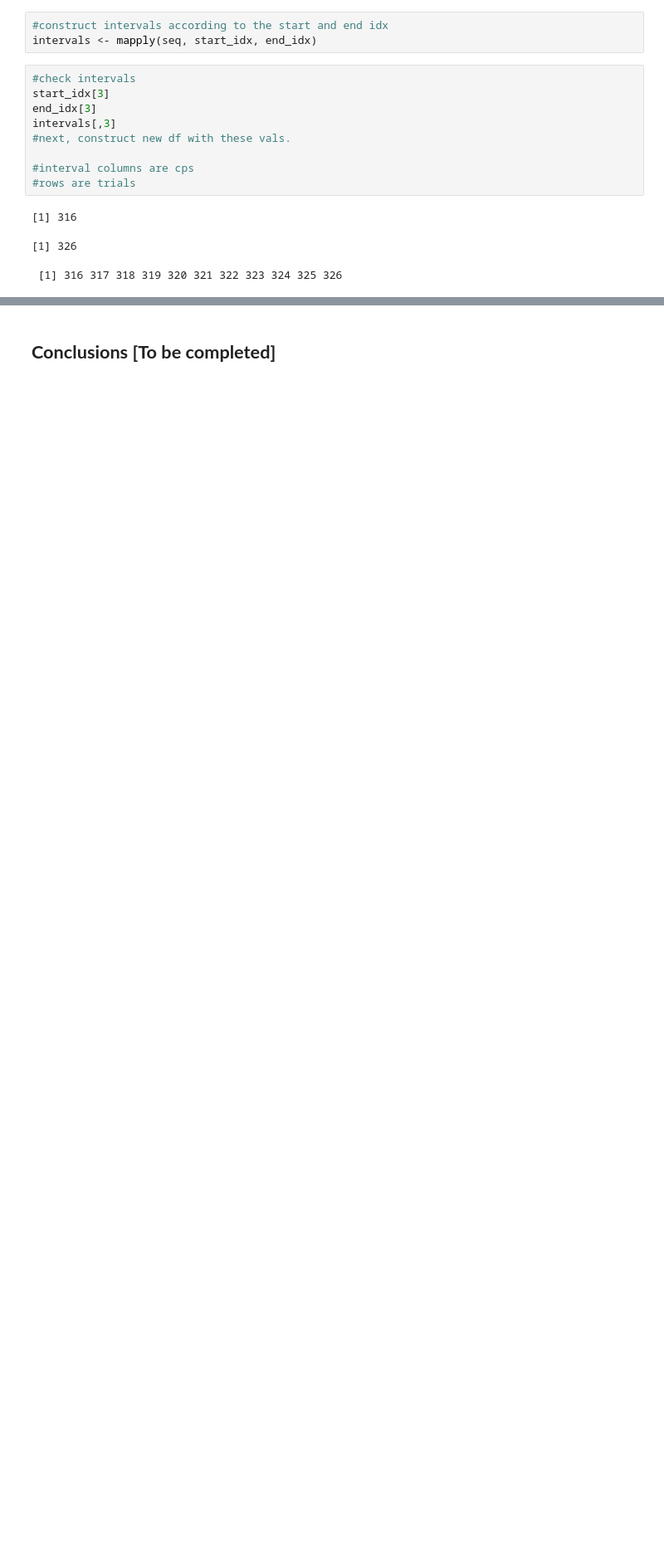
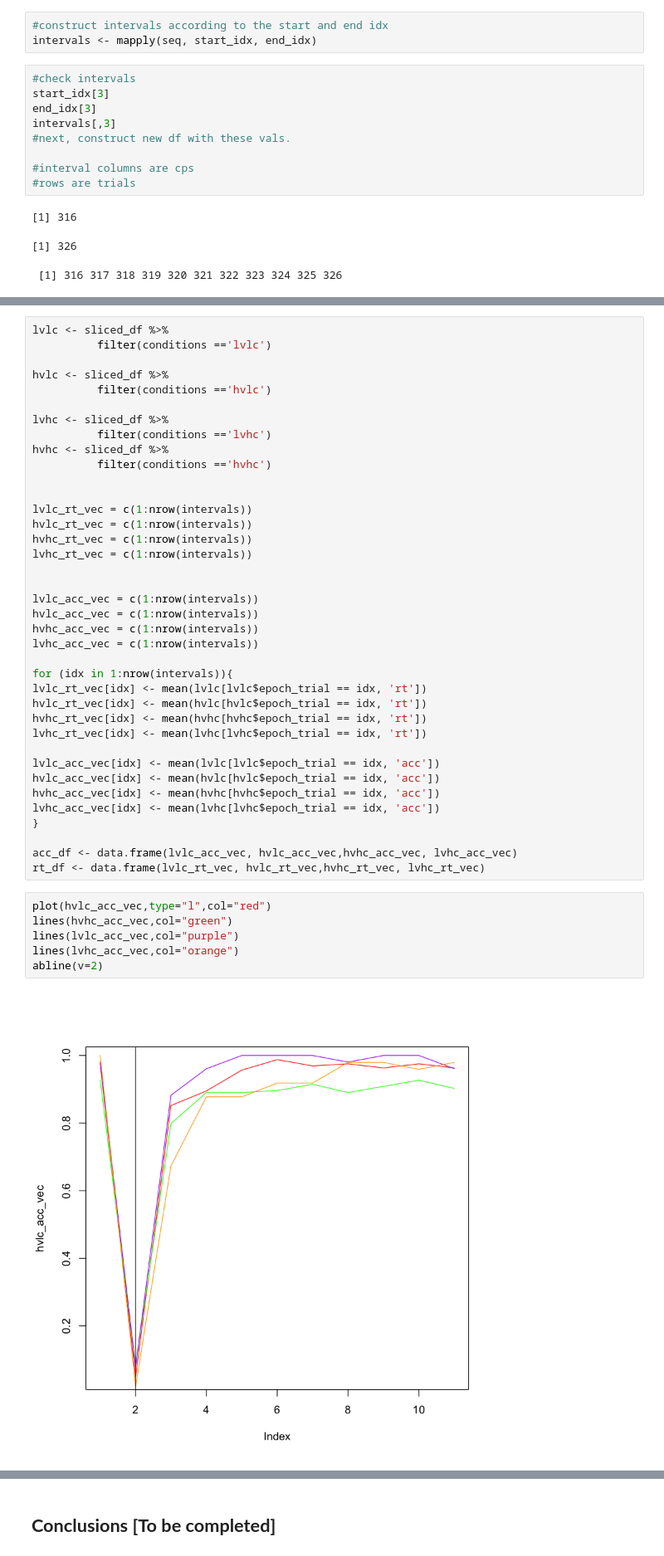
Before and after one commit to kalexandriabond/bond_DSPN_S18, a Jupyter notebook: BOND_DSPN_S18_FinalProject.ipynb, the cells around one changed output, grey strips where cells are left out. Shown at 83% size. Saved outputs shown, nothing was run; the diff lists cells and outputs as text; blank space fills up the shorter version.

```diff
--- a/BOND_DSPN_S18_FinalProject.ipynb
+++ b/BOND_DSPN_S18_FinalProject.ipynb
@@ -459,0 +502,46 @@ pdf
+# %%
+lvlc <- sliced_df %>%
+          filter(conditions =='lvlc')
+
+hvlc <- sliced_df %>%
+          filter(conditions =='hvlc')
+
+lvhc <- sliced_df %>%
+          filter(conditions =='lvhc')
+hvhc <- sliced_df %>%
+          filter(conditions =='hvhc')
+
+
+lvlc_rt_vec = c(1:nrow(intervals))
+hvlc_rt_vec = c(1:nrow(intervals))
+hvhc_rt_vec = c(1:nrow(intervals))
+lvhc_rt_vec = c(1:nrow(intervals))
+
+
+lvlc_acc_vec = c(1:nrow(intervals))
+hvlc_acc_vec = c(1:nrow(intervals))
+hvhc_acc_vec = c(1:nrow(intervals))
+lvhc_acc_vec = c(1:nrow(intervals))
+
+for (idx in 1:nrow(intervals)){
+lvlc_rt_vec[idx] <- mean(lvlc[lvlc$epoch_trial == idx, 'rt'])
+hvlc_rt_vec[idx] <- mean(hvlc[hvlc$epoch_trial == idx, 'rt'])
+hvhc_rt_vec[idx] <- mean(hvhc[hvhc$epoch_trial == idx, 'rt'])
+lvhc_rt_vec[idx] <- mean(lvhc[lvhc$epoch_trial == idx, 'rt'])
+
+lvlc_acc_vec[idx] <- mean(lvlc[lvlc$epoch_trial == idx, 'acc'])
+hvlc_acc_vec[idx] <- mean(hvlc[hvlc$epoch_trial == idx, 'acc'])
+hvhc_acc_vec[idx] <- mean(hvhc[hvhc$epoch_trial == idx, 'acc'])
+lvhc_acc_vec[idx] <- mean(lvhc[lvhc$epoch_trial == idx, 'acc'])
+}
+
+acc_df <- data.frame(lvlc_acc_vec, hvlc_acc_vec,hvhc_acc_vec, lvhc_acc_vec)
+rt_df <- data.frame(lvlc_rt_vec, hvlc_rt_vec,hvhc_rt_vec, lvhc_rt_vec)
+# %%
+plot(hvlc_acc_vec,type="l",col="red")
+lines(hvhc_acc_vec,col="green")
+lines(lvlc_acc_vec,col="purple")
+lines(lvhc_acc_vec,col="orange")
+abline(v=2)
+# %% [output]
+[figure, added]
```
Also changed, not shown: parts of 15 cells of this notebook.
